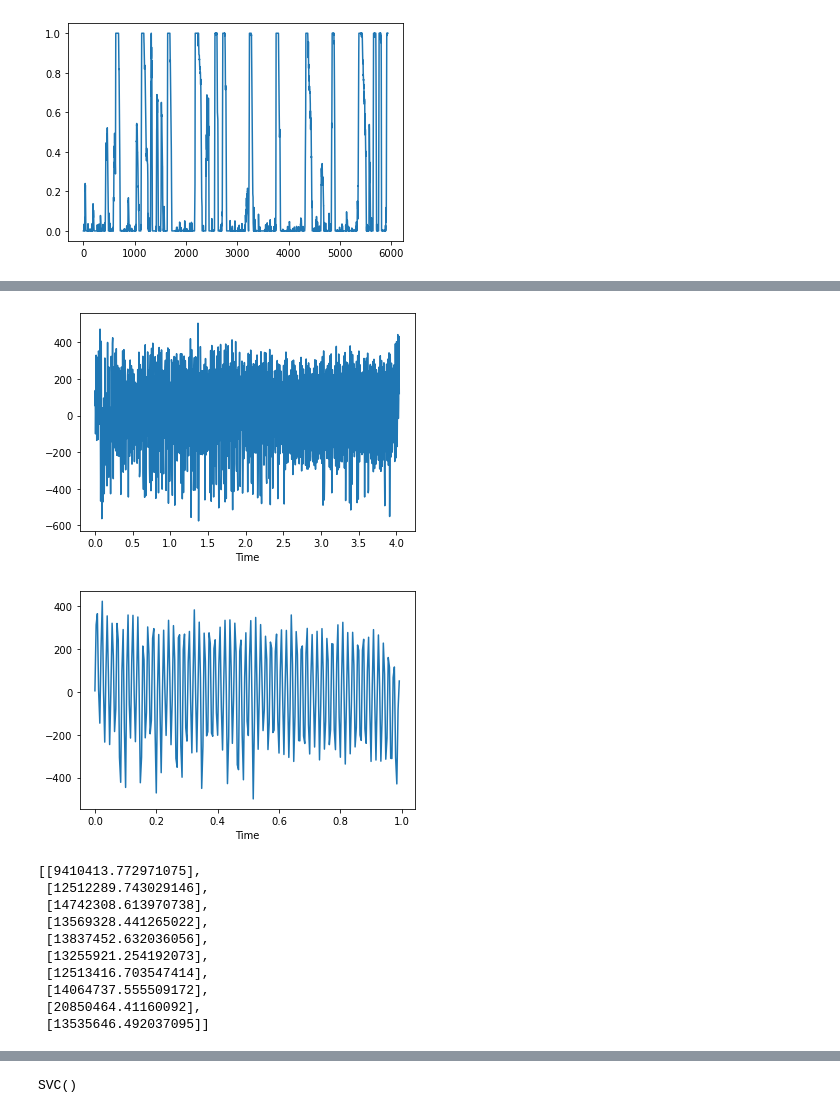
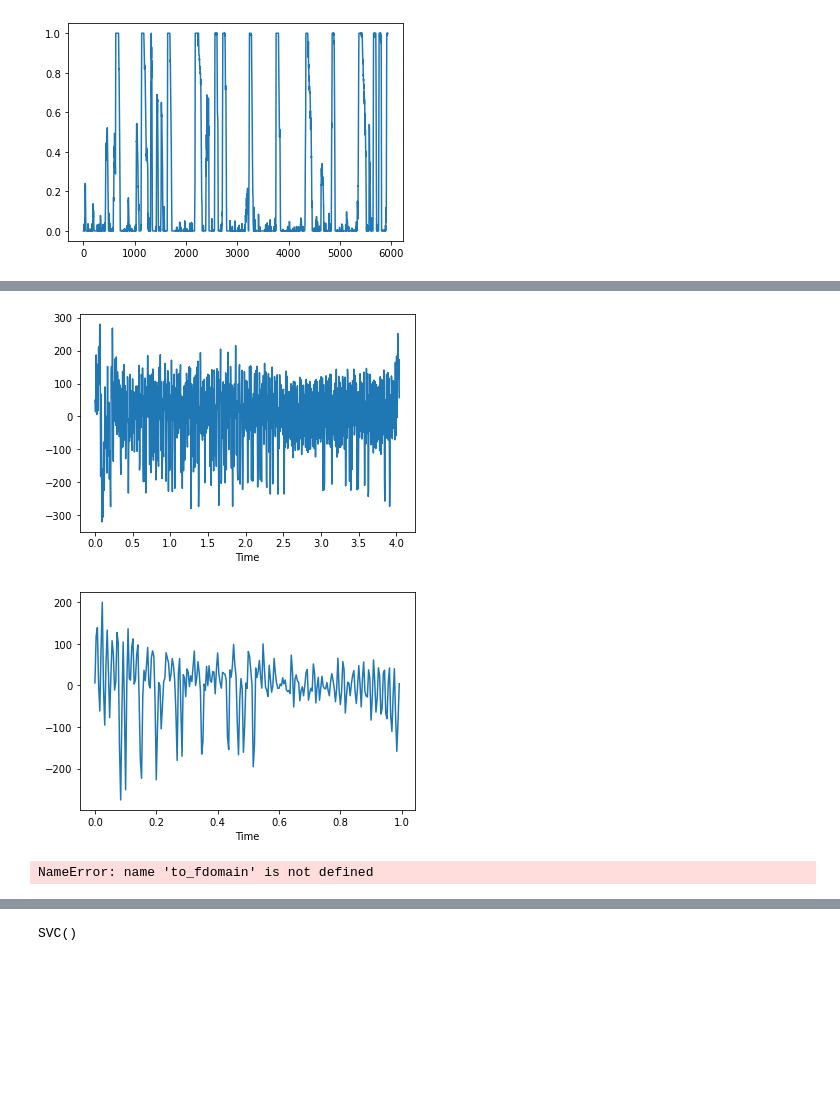
Before and after one commit to NeuroTech-UCSD/aeroMus, a Jupyter notebook: Project-Data/pyemg.ipynb, the cells around one changed output, grey strips where cells are left out. Drawn from its saved outputs; the diff is of its cells as text; code cells hidden in the pictures; blank space fills up the shorter version.

```diff
--- a/Project-Data/pyemg.ipynb
+++ b/Project-Data/pyemg.ipynb
@@ -49,11 +9,0 @@ def process_signal(signal):
-# %%
-'''
-def plot_emg(cat_dict, category, instance, electrode, plot=True):
-    signal = cat_dict[category][instance][electrode]
-    emg = process_signal(signal)
-    if plot:
-        emg.plot()
-        #plt.plot(signal)
-        #plt.title(f'{category}: {instance}, electrode {electrode}')
-    return emg #signal #
-'''
@@ -117,6 +67,6 @@ sess1_data = 'test_sess1_data.txt'
 sess1_metadata = 'test_sess1_metadata.txt'
 cat_instances1 = data_from_files(sess1_data, sess1_metadata)
 # %%
-for i in range(1):
-    plot_emg(cat_instances0, 'REST', i, 'e2')
+for i in range(10):
+    plot_emg(cat_instances0, 'REST', i, 'e2',low=5, high=70, Q=60)
 # %% [output]
@@ -124,4 +83,4 @@ for i in range(1):
 # %%
-for i in range(1):
-    emg_clench02 = plot_emg(cat_instances0, 'CLENCH', i, 'e2')
+for i in range(10):
+    emg_clench02 = plot_emg(cat_instances0, 'CLENCH', i, 'e2',low=5, high=70, Q=60)
 # %% [output]
@@ -129,13 +97,13 @@ for i in range(1):
 # %%
 for i in range(1):
-    emg_holdclench02 = plot_emg(cat_instances0, 'HOLD CLENCH', i, 'e2')
+    emg_holdclench02 = plot_emg(cat_instances0, 'HOLD CLENCH', i, 'e2',low=5, hirgh=50, Q=0)
 # %% [output]
-[figure, old version]
+[figure, new version]
 # %%
 for i in range(1):
-    emg_unclench02 = plot_emg(cat_instances0, 'STOP CLENCH', i, 'e2')
+    emg_unclench02 = plot_emg(cat_instances0, 'STOP CLENCH', i, 'e2',low=5, high=124, Q=30)
 # %% [output]
-[figure, old version]
+[figure, new version]
 # %%
 from utils.features import *
 # %%
@@ -163,18 +132,8 @@ def collect_feats(cat_instances,cat,num=10):
         feats.append(instance_feats)
     return feats
 # %%
-clench_feats = collect_feats(cat_instances0, cat='CLENCH')
+clench_feats0 = collect_feats(cat_instances0, cat='CLENCH')
+clench_feats1 = collect_feats(cat_instances1, cat='CLENCH')
+# %% [output]
+NameError: name 'to_fdomain' is not defined
-# %%
-clench_feats
-# %% [output]
-[[9410413.772971075],
- [12512289.743029146],
- [14742308.613970738],
- [13569328.441265022],
- [13837452.632036056],
- [13255921.254192073],
- [12513416.703547414],
- [14064737.555509172],
- [20850464.41160092],
- [13535646.492037095]]
 # %%
```
Also changed, not shown: parts of 20 cells of this notebook, 2 other files.
